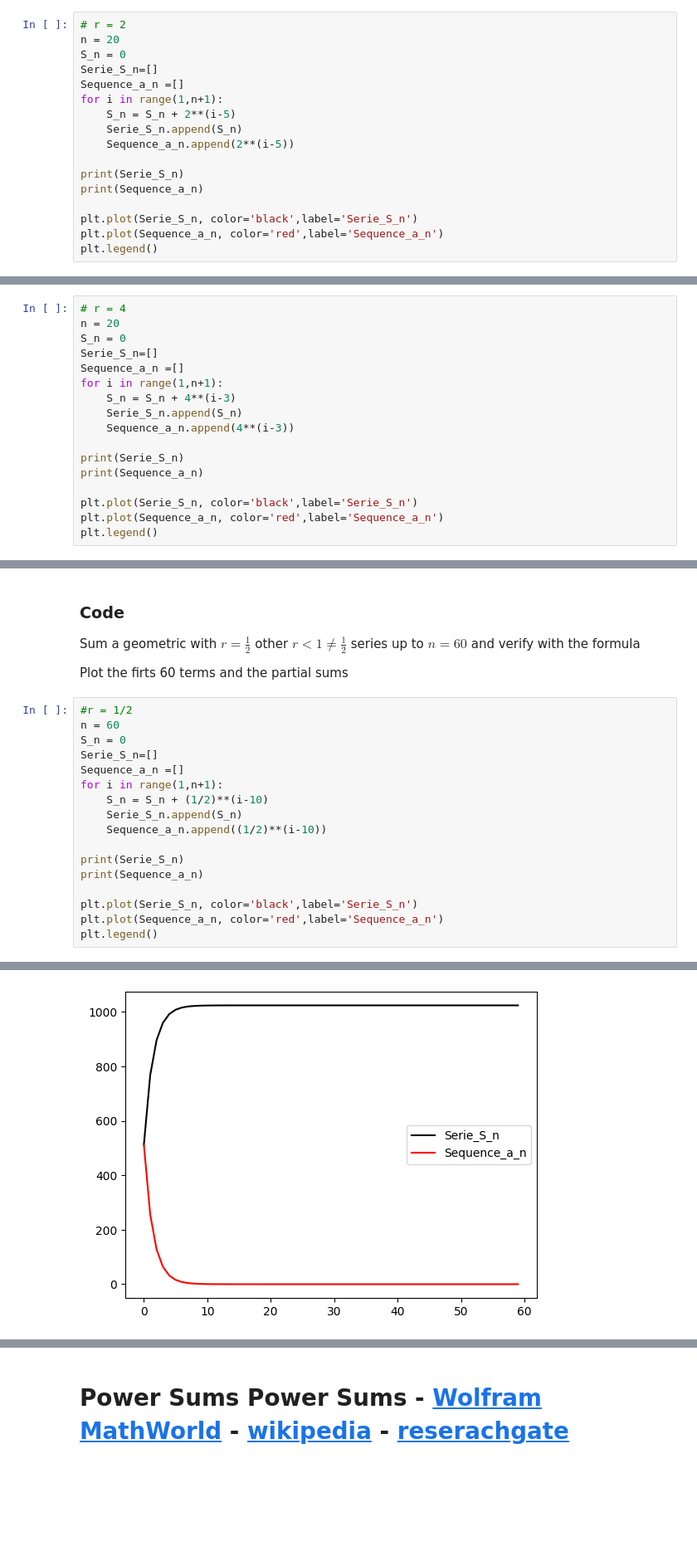
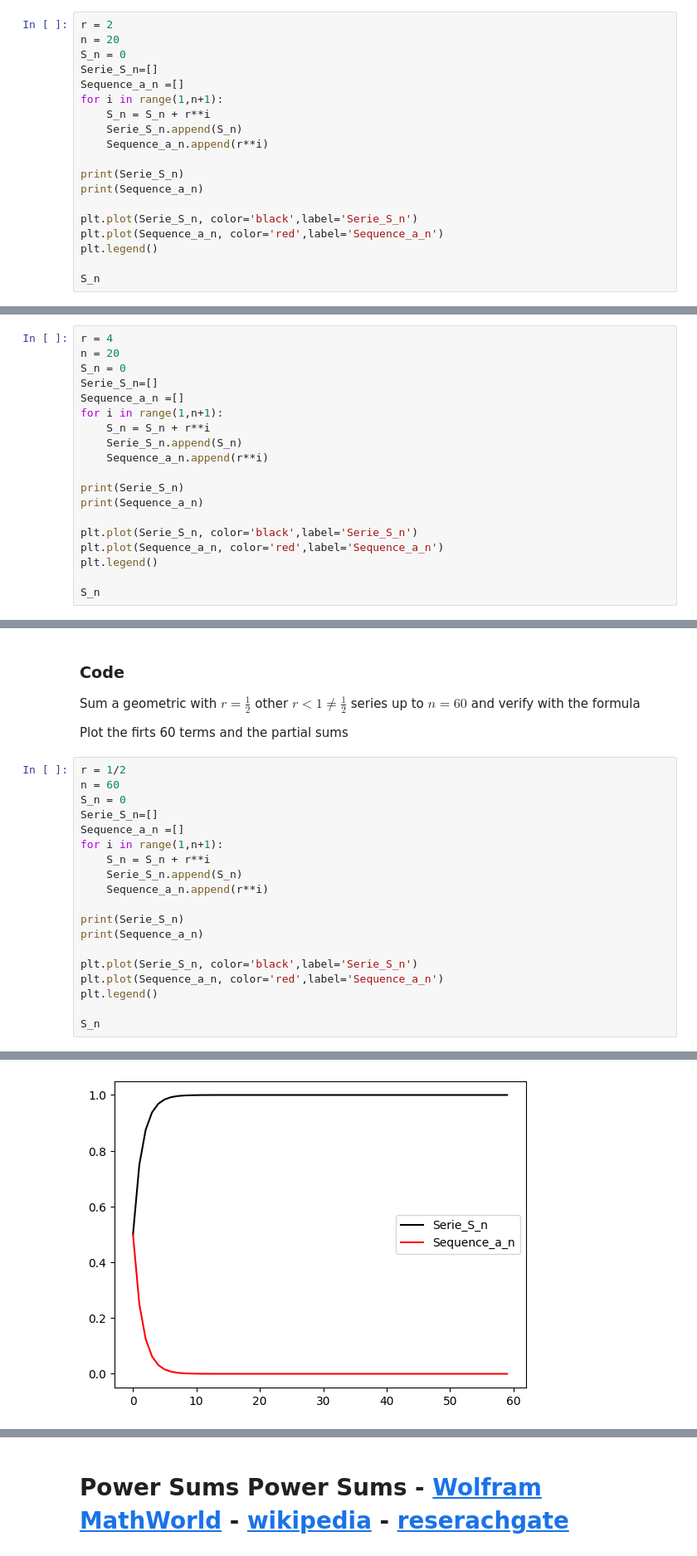
Before and after one commit to jorozcove/MetNumUN2023II, a Jupyter notebook: lab_1/jorozcoveArithmeticSeriesGeometricSeriesPowerSums.ipynb, the cells around one changed output, grey strips where cells are left out. Shown at 83% size. Cells and saved outputs as stored; diff of their text form; blank space fills up the shorter version.

```diff
--- a/lab_1/jorozcoveArithmeticSeriesGeometricSeriesPowerSums.ipynb
+++ b/lab_1/jorozcoveArithmeticSeriesGeometricSeriesPowerSums.ipynb
@@ -322,15 +339,15 @@ Sum a geometric with $r =2$ and other $r > 1 \neq 2$  series up to 10** 6 and ve
 
 Plot the firts 20 terms and the partial sums
 # %%
-# r = 2
+r = 2
 n = 20
 S_n = 0
 Serie_S_n=[]
 Sequence_a_n =[]
 for i in range(1,n+1):
-    S_n = S_n + 2**(i-5)
+    S_n = S_n + r**i
     Serie_S_n.append(S_n)
-    Sequence_a_n.append(2**(i-5))
+    Sequence_a_n.append(r**i)
 
 print(Serie_S_n)
 print(Sequence_a_n)
@@ -338,4 +355,6 @@ print(Sequence_a_n)
 plt.plot(Serie_S_n, color='black',label='Serie_S_n')
 plt.plot(Sequence_a_n, color='red',label='Sequence_a_n')
 plt.legend()
+
+S_n
 # %% [output]
@@ -346,13 +370,13 @@ plt.legend()
 # %%
-# r = 4
+r = 4
 n = 20
 S_n = 0
 Serie_S_n=[]
 Sequence_a_n =[]
 for i in range(1,n+1):
-    S_n = S_n + 4**(i-3)
+    S_n = S_n + r**i
     Serie_S_n.append(S_n)
-    Sequence_a_n.append(4**(i-3))
+    Sequence_a_n.append(r**i)
 
 print(Serie_S_n)
 print(Sequence_a_n)
@@ -360,4 +384,6 @@ print(Sequence_a_n)
 plt.plot(Serie_S_n, color='black',label='Serie_S_n')
 plt.plot(Sequence_a_n, color='red',label='Sequence_a_n')
 plt.legend()
+
+S_n
 # %% [output]
@@ -384,15 +415,15 @@ Sum a geometric with  $r=\frac{1}{2}$ other $r < 1 \neq \frac{1}{2}$ series up t
 
 Plot the firts 60 terms and the partial sums
 # %%
-#r = 1/2
+r = 1/2
 n = 60
 S_n = 0
 Serie_S_n=[]
 Sequence_a_n =[]
 for i in range(1,n+1):
-    S_n = S_n + (1/2)**(i-10)
+    S_n = S_n + r**i
     Serie_S_n.append(S_n)
-    Sequence_a_n.append((1/2)**(i-10))
+    Sequence_a_n.append(r**i)
 
 print(Serie_S_n)
 print(Sequence_a_n)
@@ -400,4 +431,6 @@ print(Sequence_a_n)
 plt.plot(Serie_S_n, color='black',label='Serie_S_n')
 plt.plot(Sequence_a_n, color='red',label='Sequence_a_n')
 plt.legend()
+
+S_n
 # %% [output]
@@ -407 +440 @@ plt.legend()
-[figure, old version]
+[figure, new version]
```
Also changed, not shown: parts of 12 cells of this notebook.
